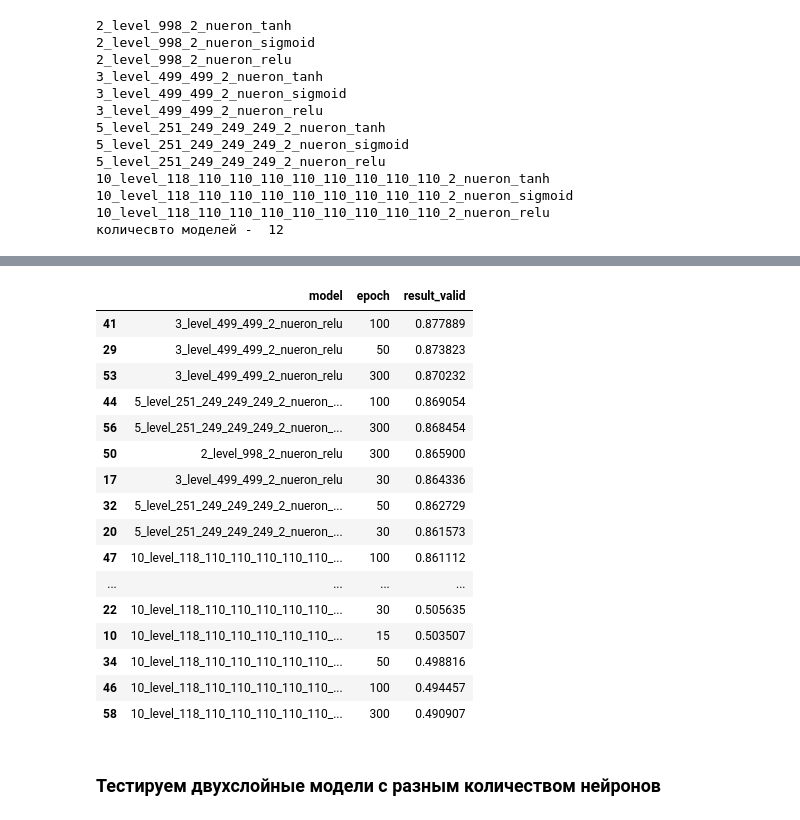
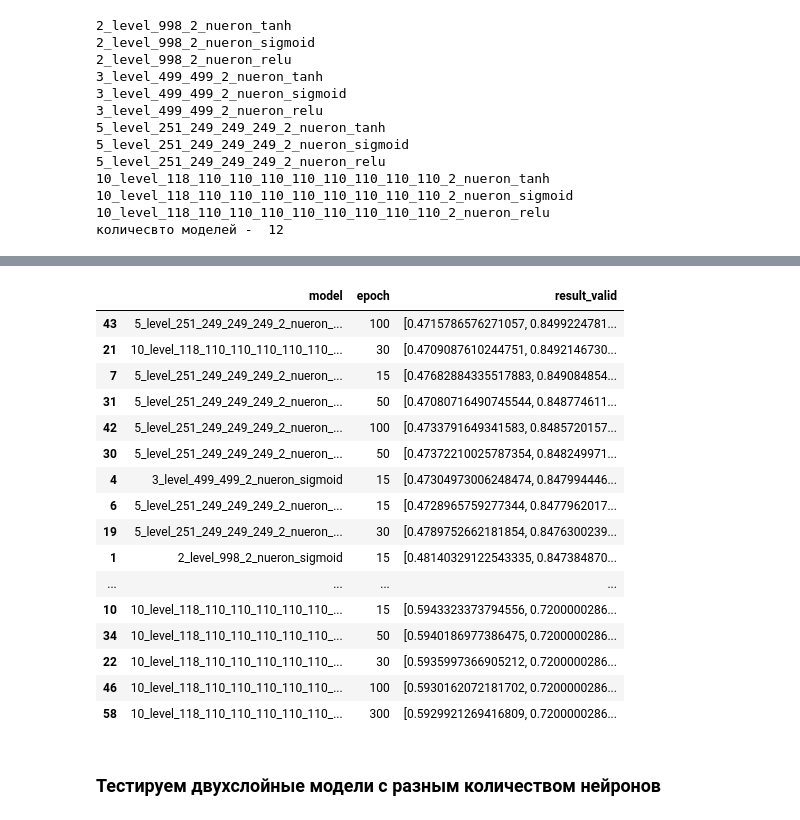
Before and after one commit to Vitalylqw/Neural_network, a Jupyter notebook: hw_2_3.ipynb, the cells around one changed output, grey strips where cells are left out. Cells and saved outputs as stored; diff of their text form; code cells hidden in the pictures.

```diff
--- a/hw_2_3.ipynb
+++ b/hw_2_3.ipynb
@@ -73,6 +73,32 @@ def normalize(X, axis=-1, order=2):
 def from_one_hot(layer):
     arr = np.argmax(layer,axis=1)+1
     return arr.reshape(-1,1)
+# %%
+# Функция для тестирования можелей неройных сетей
+def train_model_result(model,data,params={'epochs':15,
+                                           'batch_size':None,
+                                           'validation_split':0.2,
+                                           'use_multiprocessing' : True,
+                                           'verbose':0}  ):
+    res= []
+    import time
+    start = time.time()
+    hh=model.fit( data['X_train'],data['y_train'], **params)
+    print('Результаты обучения модели')
+    history=hh.history
+    finish = time.time()
+    for key in history:
+        res.append((key,history[key][-1]))
+        print (key,history[key][-1])
+    delta_time = (finish-start)
+    print('время работы-', delta_time, 'сек')
+    try:
+        print('Результаты валидации модели')
+        val = model.evaluate( data['X_test'],data['y_test'])
+        return res,val,delta_time,history
+    except:
+        return res,'val',delta_time,history
+    finish = time.time()
 # %%
 cv_strategy = KFold(n_splits=5, shuffle=True, random_state=100)
 # %%
@@ -144,3 +170,6 @@ for i in continuous_feature + discrete_feature:
 # нормализуем данные
 X_train= normalize(X_train.to_numpy())
 y_train= to_categorical(y_train.to_numpy())
+# %%
+ind,ind_test = train_test_split(a, train_size=0.8)
+X,Y,x,y = X_train[ind],y_train[ind],X_train[ind_test],y_train[ind_test]
@@ -198,7 +231,9 @@ params={'epochs':15,
        'validation_split':0.2,
        'use_multiprocessing' : True,
        'verbose':0}
-data = {'X_train':X_train,
-        'y_train':y_train}
+data = {'X_train':X,
+        'y_train':Y,
+        'X_test':x,
+       'y_test':y}
 # %%
 # тестировать будем на кросвалидации. делим на 5 фолдоф, оцениваем по OOF-score по всей выборке
@@ -231,7 +246,6 @@ for epoh in [15,30,50,100,300]:
     params['epochs']=epoh
     for model in models:
         model[0].set_weights(model[1])
-        answer = make_cross_validation_classif_multi_n(X_train, y_train,model[0],\
-                                roc_auc_score,cv_strategy,print_is =False,params=params)[1]
+        answer = train_model_result(model[0], data,params)[1]
         result = result.append({'model':model[0].name,'epoch':epoh,'result_valid':answer},ignore_index=True)
 # %% [output]
@@ -239,24 +269,24 @@ Wall time: 1h 15min 5s
 # %%
-result.sort_values('result_valid',ascending=False,inplace=True)
+result.sort_values('result_valid',ascending=False,inplace=True,key = lambda x :x.apply(lambda y: y[1]))
 result
 # %% [output]
 |  | model | epoch | result_valid |
-| 41 | 3_level_499_499_2_nueron_relu | 100 | 0.877889 |
-| 29 | 3_level_499_499_2_nueron_relu | 50 | 0.873823 |
-| 53 | 3_level_499_499_2_nueron_relu | 300 | 0.870232 |
-| 44 | 5_level_251_249_249_249_2_nueron_... | 100 | 0.869054 |
-| 56 | 5_level_251_249_249_249_2_nueron_... | 300 | 0.868454 |
-| 50 | 2_level_998_2_nueron_relu | 300 | 0.865900 |
-| 17 | 3_level_499_499_2_nueron_relu | 30 | 0.864336 |
-| 32 | 5_level_251_249_249_249_2_nueron_... | 50 | 0.862729 |
-| 20 | 5_level_251_249_249_249_2_nueron_... | 30 | 0.861573 |
-| 47 | 10_level_118_110_110_110_110_110_... | 100 | 0.861112 |
+| 43 | 5_level_251_249_249_249_2_nueron_... | 100 | [0.4715786576271057, 0.8499224781... |
+| 21 | 10_level_118_110_110_110_110_110_... | 30 | [0.4709087610244751, 0.8492146730... |
+| 7 | 5_level_251_249_249_249_2_nueron_... | 15 | [0.47682884335517883, 0.849084854... |
+| 31 | 5_level_251_249_249_249_2_nueron_... | 50 | [0.47080716490745544, 0.848774611... |
+| 42 | 5_level_251_249_249_249_2_nueron_... | 100 | [0.4733791649341583, 0.8485720157... |
+| 30 | 5_level_251_249_249_249_2_nueron_... | 50 | [0.47372210025787354, 0.848249971... |
+| 4 | 3_level_499_499_2_nueron_sigmoid | 15 | [0.47304973006248474, 0.847994446... |
+| 6 | 5_level_251_249_249_249_2_nueron_... | 15 | [0.4728965759277344, 0.8477962017... |
+| 19 | 5_level_251_249_249_249_2_nueron_... | 30 | [0.4789752662181854, 0.8476300239... |
+| 1 | 2_level_998_2_nueron_sigmoid | 15 | [0.48140329122543335, 0.847384870... |
 | ... | ... | ... | ... |
-| 22 | 10_level_118_110_110_110_110_110_... | 30 | 0.505635 |
-| 10 | 10_level_118_110_110_110_110_110_... | 15 | 0.503507 |
-| 34 | 10_level_118_110_110_110_110_110_... | 50 | 0.498816 |
-| 46 | 10_level_118_110_110_110_110_110_... | 100 | 0.494457 |
-| 58 | 10_level_118_110_110_110_110_110_... | 300 | 0.490907 |
+| 10 | 10_level_118_110_110_110_110_110_... | 15 | [0.5943323373794556, 0.7200000286... |
+| 34 | 10_level_118_110_110_110_110_110_... | 50 | [0.5940186977386475, 0.7200000286... |
+| 22 | 10_level_118_110_110_110_110_110_... | 30 | [0.5935997366905212, 0.7200000286... |
+| 46 | 10_level_118_110_110_110_110_110_... | 100 | [0.5930162072181702, 0.7200000286... |
+| 58 | 10_level_118_110_110_110_110_110_... | 300 | [0.5929921269416809, 0.7200000286... |
 # %% [markdown]
 ### Тестируем двухслойные модели с разным количеством нейронов
 # %%
```
Also changed, not shown: parts of 33 cells of this notebook.
